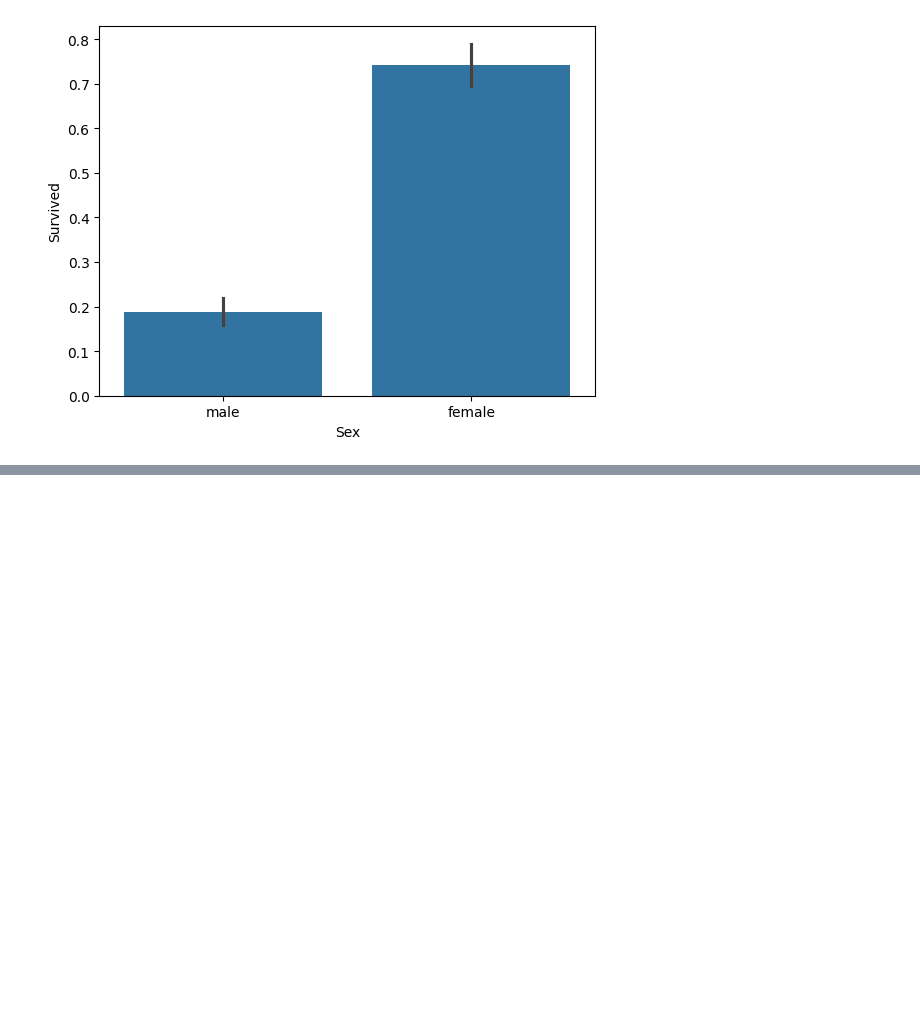
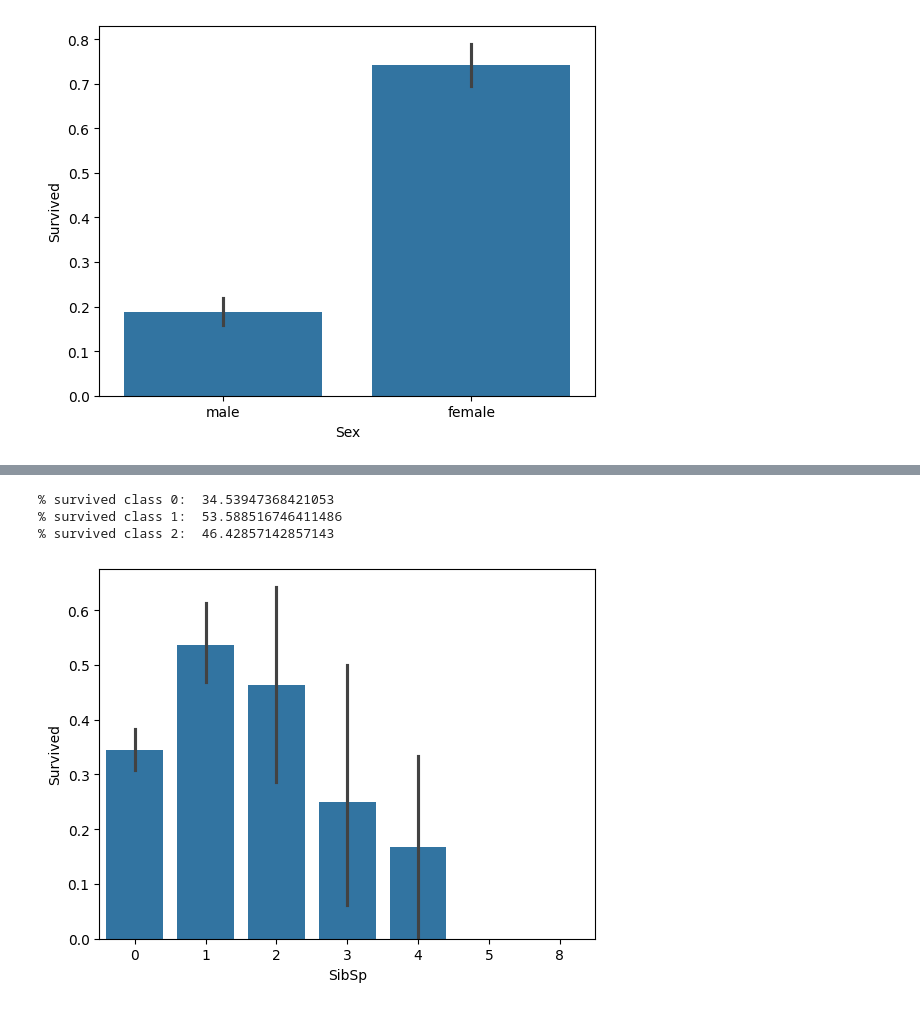
Before and after one commit to Shlok-Agarwal-7/ML-Models, a Jupyter notebook: ML_Titanic_.ipynb, the cells around one changed output, grey strips where cells are left out. Cells and saved outputs as stored; diff of their text form; code cells hidden in the pictures; blank space fills up the shorter version.

```diff
--- a/ML_Titanic_.ipynb
+++ b/ML_Titanic_.ipynb
@@ -61,0 +73,13 @@ male survived 18.890814558058924
+# %%
+# SibSp bar plot
+sns.barplot(x='SibSp', y='Survived', data=Train)
+
+# % survived by class
+print('% survived class 0: ', Train['Survived'][Train['SibSp'] == 0 ].value_counts(normalize=True)[1]*100)
+print('% survived class 1: ', Train['Survived'][Train['SibSp'] == 1 ].value_counts(normalize=True)[1]*100)
+print('% survived class 2: ', Train['Survived'][Train['SibSp'] == 2 ].value_counts(normalize=True)[1]*100)
+# %% [output]
+% survived class 0:  34.53947368421053
+% survived class 1:  53.588516746411486
+% survived class 2:  46.42857142857143
+[figure, added]
```
Also changed, not shown: parts of 5 cells of this notebook.
